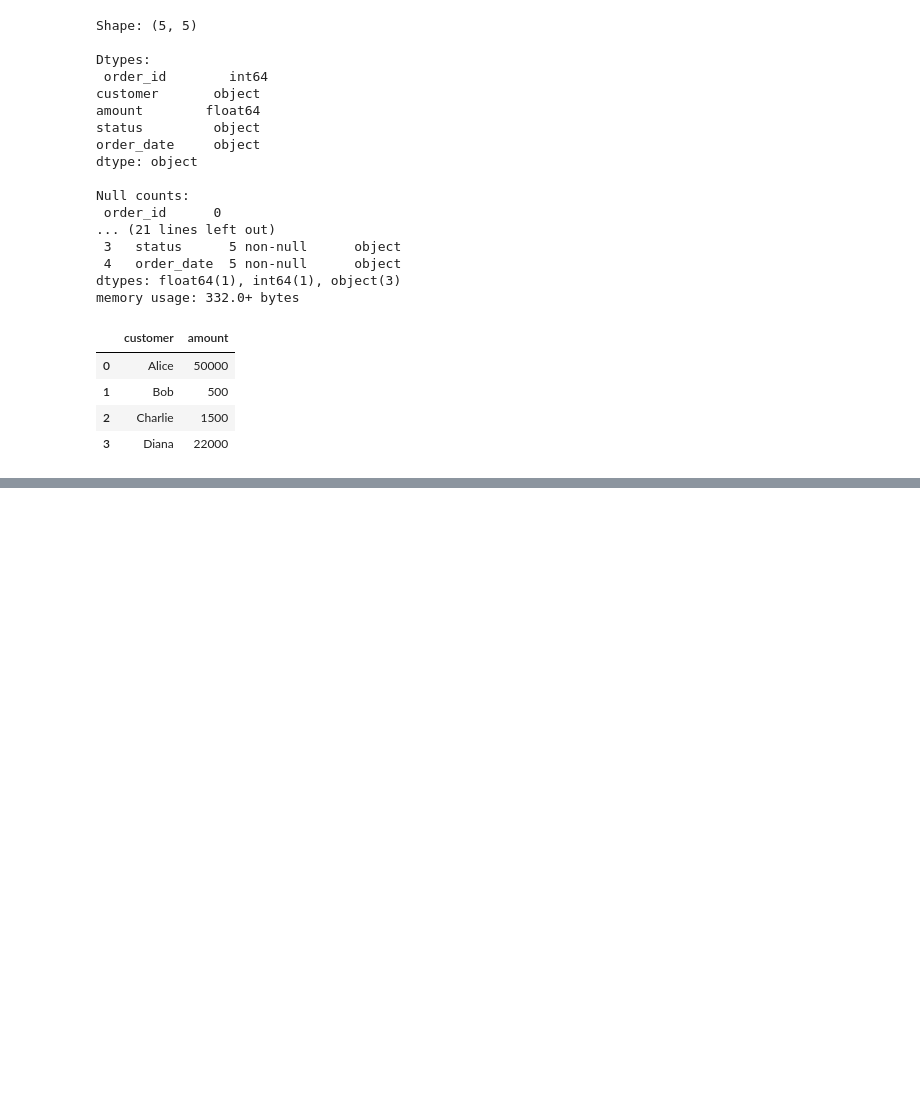
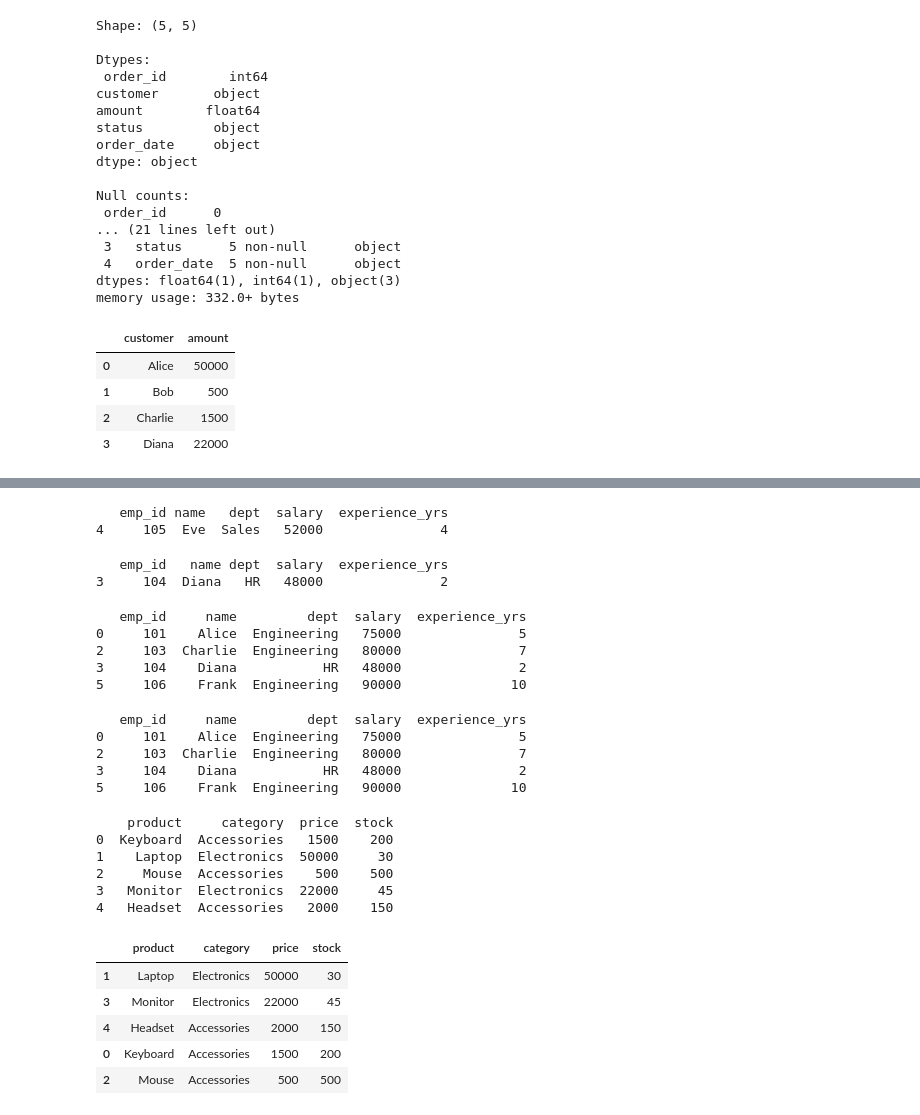
Before and after one commit to Obulreddy0/pandas_practise, a Jupyter notebook: pandas_practise.ipynb, the cells around one changed output, grey strips where cells are left out. Drawn from its saved outputs; the diff is of its cells as text; code cells hidden in the pictures; blank space fills up the shorter version.

```diff
--- a/pandas_practise.ipynb
+++ b/pandas_practise.ipynb
@@ -491,0 +643,58 @@ df[["customer", "amount"]]
+# %%
+#Exercise 3: Filter employees who are in "Sales" AND have more than 3 years experience.
+sales_and_exp = df[(df["dept"] == "Sales") & (df["experience_yrs"] > 3)]
+print(sales_and_exp)
+# %% [output]
+   emp_id name   dept  salary  experience_yrs
+4     105  Eve  Sales   52000               4
+# %%
+#Exercise 4: Filter employees who earn less than 50000 OR have less than 3 years experience.
+low_salary_or_exp = df[(df["salary"] < 50000) | (df["experience_yrs"] < 3)]
+print(low_salary_or_exp)
+# %% [output]
+   emp_id   name dept  salary  experience_yrs
+3     104  Diana   HR   48000               2
+# %%
+#Exercise 5: Filter employees whose name contains the letter "a" (case-insensitive).
+a_name = df[df["name"].str.contains("a", case=False)]
+print(a_name)
+# %% [output]
+   emp_id     name         dept  salary  experience_yrs
+0     101    Alice  Engineering   75000               5
+2     103  Charlie  Engineering   80000               7
+3     104    Diana           HR   48000               2
+5     106    Frank  Engineering   90000              10
+# %%
+#Exercise 6: Filter employees in departments "Engineering" or "HR" using isin().
+engineering_or_hr = df[df["dept"].isin(["Engineering", "HR"])]
+print(engineering_or_hr)
+# %% [output]
+   emp_id     name         dept  salary  experience_yrs
+0     101    Alice  Engineering   75000               5
+2     103  Charlie  Engineering   80000               7
+3     104    Diana           HR   48000               2
+5     106    Frank  Engineering   90000              10
+# %%
+df = pd.DataFrame({
+    "product": ["Keyboard", "Laptop", "Mouse", "Monitor", "Headset"],
+    "category": ["Accessories", "Electronics", "Accessories", "Electronics", "Accessories"],
+    "price": [1500, 50000, 500, 22000, 2000],
+    "stock": [200, 30, 500, 45, 150]
+})
+print(df)
+# %% [output]
+    product     category  price  stock
+0  Keyboard  Accessories   1500    200
+1    Laptop  Electronics  50000     30
+2     Mouse  Accessories    500    500
+3   Monitor  Electronics  22000     45
+4   Headset  Accessories   2000    150
+# %%
+df.sort_values("price", ascending=False)
+# %% [output]
+|  | product | category | price | stock |
+| 1 | Laptop | Electronics | 50000 | 30 |
+| 3 | Monitor | Electronics | 22000 | 45 |
+| 4 | Headset | Accessories | 2000 | 150 |
+| 0 | Keyboard | Accessories | 1500 | 200 |
+| 2 | Mouse | Accessories | 500 | 500 |
```
Also changed, not shown: parts of 53 cells of this notebook.
